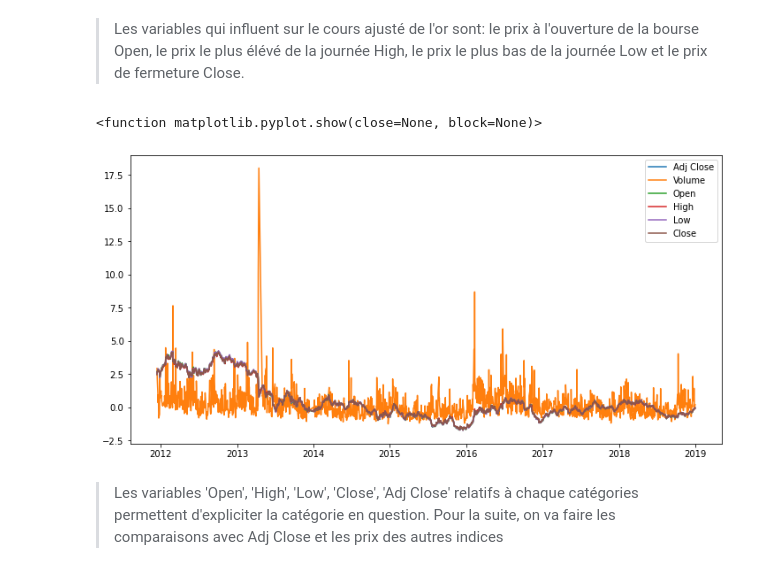
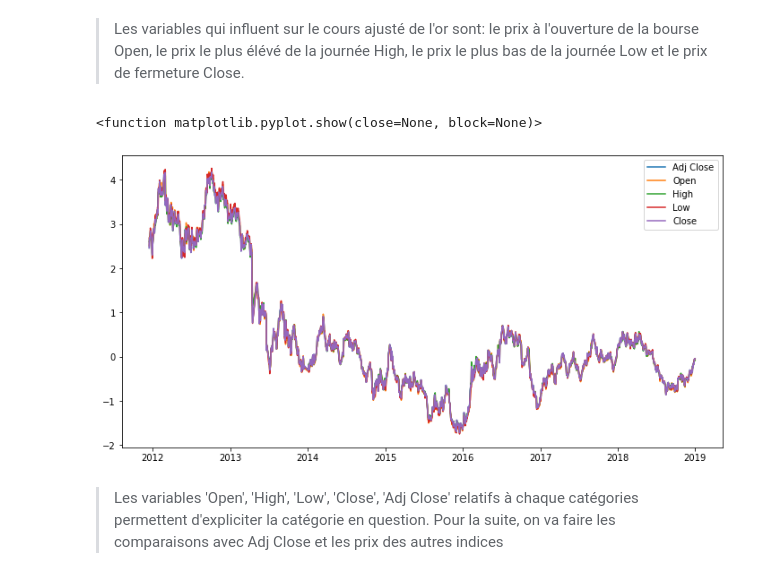
Before and after one commit to bkablam11/projet-simplon-co, a Jupyter notebook: projet-2/Predict-Gold-Price.ipynb, the cells around one changed output. Cells and saved outputs as stored; diff of their text form; code cells hidden in the pictures.

```diff
--- a/projet-2/Predict-Gold-Price.ipynb
+++ b/projet-2/Predict-Gold-Price.ipynb
@@ -332,17 +335,17 @@ sns.heatmap(df[['Open', 'High', 'Low', 'Close', 'Adj Close', 'Volume']].corr())
 # %%
 #'EG_Ajclose','EU_Price','OF_Price', 'OS_Price','SF_Price','PLT_Price','GDX_Adj Close', 'USO_Adj Close'
 plt.figure(figsize=(12,6))
 plt.plot(df_normalizer.index, df_normalizer['Adj Close'], label="Adj Close")
-plt.plot(df_normalizer.index, df_normalizer['Volume'] , label="Volume")
+#plt.plot(df_normalizer.index, df_normalizer['Volume'] , label="Volume")
 plt.plot(df_normalizer.index, df_normalizer['Open'], label="Open")
 plt.plot(df_normalizer.index, df_normalizer['High'], label="High")
 plt.plot(df_normalizer.index, df_normalizer['Low'], label="Low")
 plt.plot(df_normalizer.index, df_normalizer['Close'],label="Close")
 plt.legend()
 plt.show
 # %% [output]
 <function matplotlib.pyplot.show(close=None, block=None)>
-[figure, old version]
+[figure, new version]
 # %% [markdown]
 > Les variables 'Open', 'High', 'Low', 'Close', 'Adj Close' relatifs à chaque catégories permettent d'expliciter la catégorie en question. Pour la suite, on va faire les comparaisons avec Adj Close et les prix des autres indices
 # %%
```
Also changed, not shown: parts of 33 cells of this notebook.
